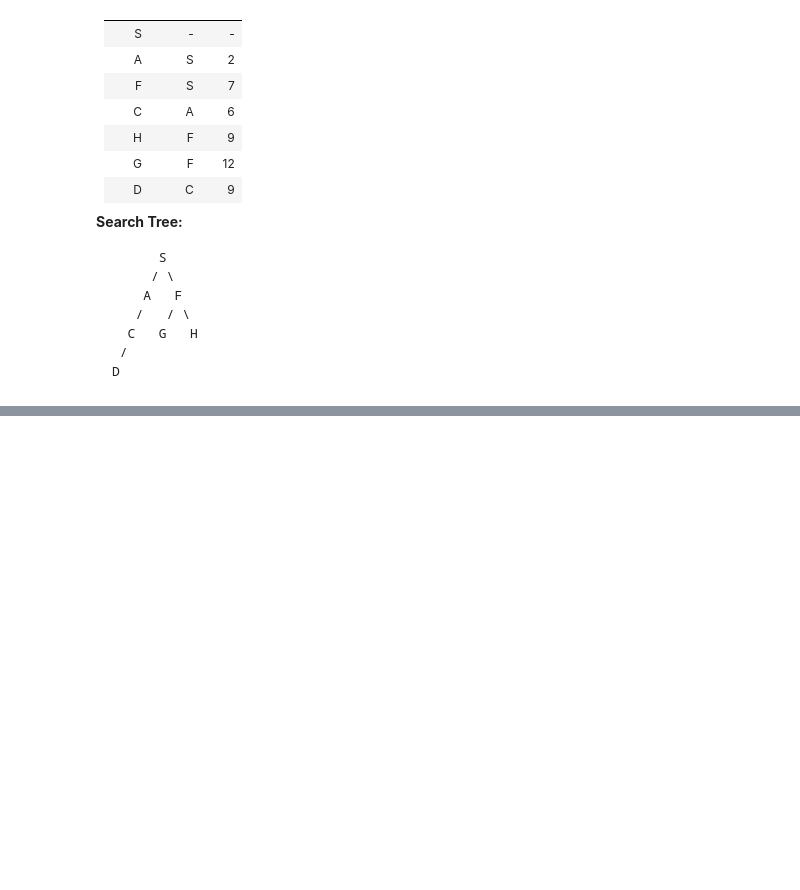
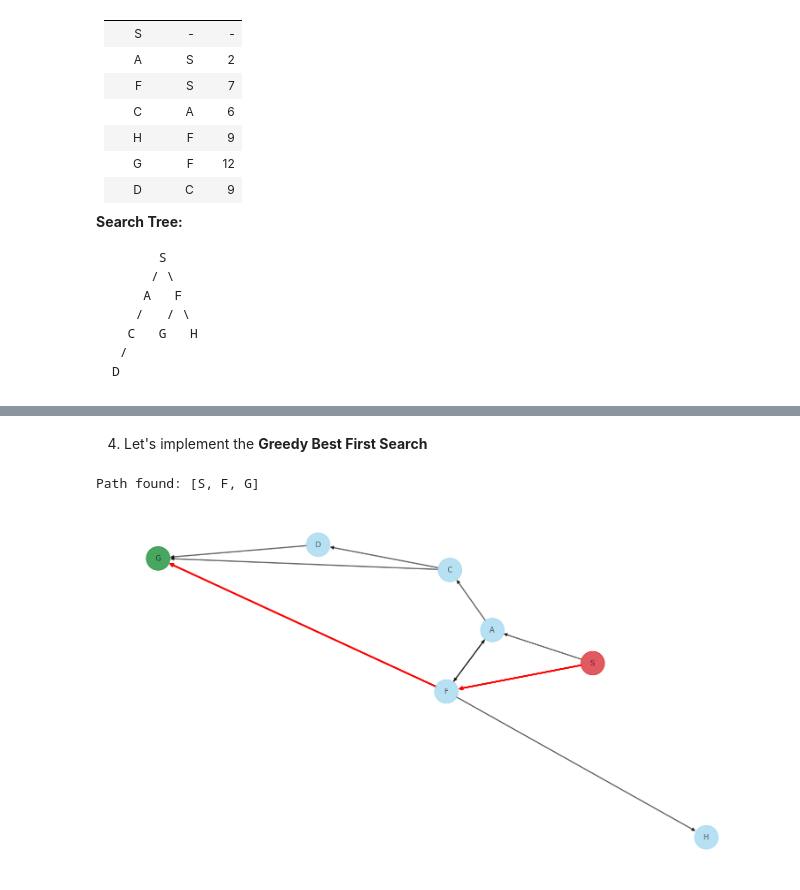
Before and after one commit to hectellian/13X005-AI, a Jupyter notebook: assignment2/results.ipynb, the cells around one changed output, grey strips where cells are left out. Drawn from its saved outputs; the diff is of its cells as text; code cells hidden in the pictures; blank space fills up the shorter version.

```diff
--- a/assignment2/results.ipynb
+++ b/assignment2/results.ipynb
@@ -63,0 +128,2 @@ D
+# %% [markdown]
+4. Let's implement the **Greedy Best First Search**
@@ -63,0 +170,20 @@ D
+# %%
+# Define start node and goal state
+start_node = Node("S")
+goal_state = "G"
+
+# search algorithm
+gbfs = GreedyBestFirstSearch(goal_test=lambda s: s == goal_state, successors=successors, heuristic=heuristic) # Initialise the search algorithm
+path = gbfs.execute(start_node, goal_state) # Execute the search
+
+if path is None:
+    print("No path found")
+else:
+    print("Path found:", path)
+# %% [output]
+Path found: [S, F, G]
+# %%
+spv = SearchPathVisualizer(ALL_EDGES) # Initialise the search path visualiser
+spv.plot_search_path(path) # Visualise the search path
+# %% [output]
+[figure, added]
```
Also changed, not shown: parts of 9 cells of this notebook, 10 other files.
